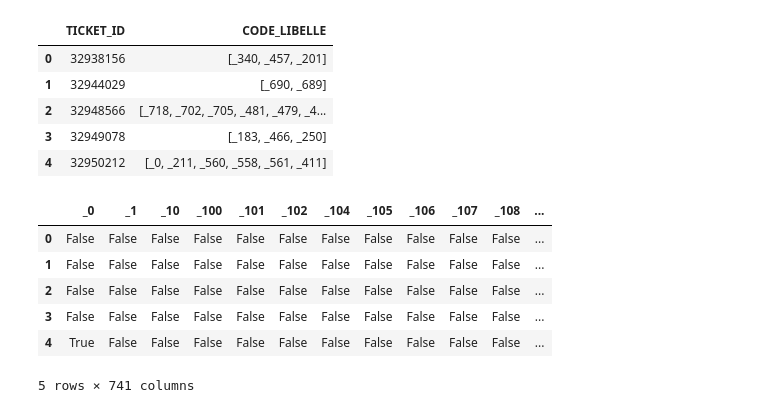
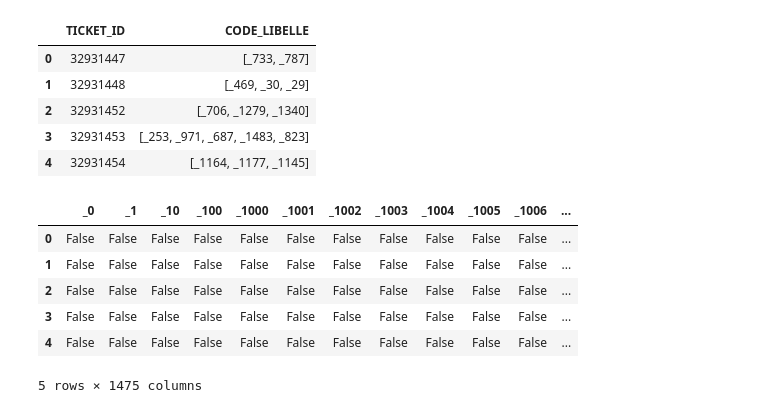
Before and after one commit to gu1lhemlcb/T-DAT, a Jupyter notebook: items_bought_together.ipynb, the cells around one changed output. Saved outputs shown, nothing was run; the diff lists cells and outputs as text; code cells hidden in the pictures.

```diff
--- a/items_bought_together.ipynb
+++ b/items_bought_together.ipynb
@@ -12,7 +12,7 @@ pd.set_option('display.max_column', 111)
 plt.style.use('dark_background')
 
 data = pd.read_csv("./KaDo.csv")
-df = data.copy()[:5000]
+df = data.copy()
 # %%
 # Delete unused columns, drop NAs, create additionnal columns, and only keep TICKET_IDS with multiple product which are not the same.
 df.drop(columns=['MOIS_VENTE', 'PRIX_NET'], axis=1, inplace=True)
@@ -71,18 +73,15 @@ products = products.set_index('CODE_LIBELLE')
 # Convert to Series for easier lookups
 products = products['LIBELLE']
 # %%
-def string_list(x):
-    return [str(i) for i in x]
-
 orders = orders.groupby('TICKET_ID')['CODE_LIBELLE'].apply(list).reset_index()
 orders.head()
 # %% [output]
 |  | TICKET_ID | CODE_LIBELLE |
-| 0 | 32938156 | [_340, _457, _201] |
-| 1 | 32944029 | [_690, _689] |
-| 2 | 32948566 | [_718, _702, _705, _481, _479, _4... |
-| 3 | 32949078 | [_183, _466, _250] |
-| 4 | 32950212 | [_0, _211, _560, _558, _561, _411] |
+| 0 | 32931447 | [_733, _787] |
+| 1 | 32931448 | [_469, _30, _29] |
+| 2 | 32931452 | [_706, _1279, _1340] |
+| 3 | 32931453 | [_253, _971, _687, _1483, _823] |
+| 4 | 32931454 | [_1164, _1177, _1145] |
 # %%
 # fit the TransactionEncoder and do the transformation
 te = TransactionEncoder()
@@ -90,12 +89,12 @@ orders_1hot = te.fit(orders['CODE_LIBELLE']).transform(orders['CODE_LIBELLE'])
 orders_1hot = pd.DataFrame(orders_1hot, columns=te.columns_)
 orders_1hot.head()
 # %% [output]
-|  | _0 | _1 | _10 | _100 | _101 | _102 | _104 | _105 | _106 | _107 | _108 | ... |
+|  | _0 | _1 | _10 | _100 | _1000 | _1001 | _1002 | _1003 | _1004 | _1005 | _1006 | ... |
 | 0 | False | False | False | False | False | False | False | False | False | False | False | ... |
 | 1 | False | False | False | False | False | False | False | False | False | False | False | ... |
 | 2 | False | False | False | False | False | False | False | False | False | False | False | ... |
 | 3 | False | False | False | False | False | False | False | False | False | False | False | ... |
-| 4 | True | False | False | False | False | False | False | False | False | False | False | ... |
+| 4 | False | False | False | False | False | False | False | False | False | False | False | ... |
-5 rows × 741 columns
+5 rows × 1475 columns
 # %%
 # APRIORI METHOD
```
Also changed, not shown: parts of 8 cells of this notebook.
